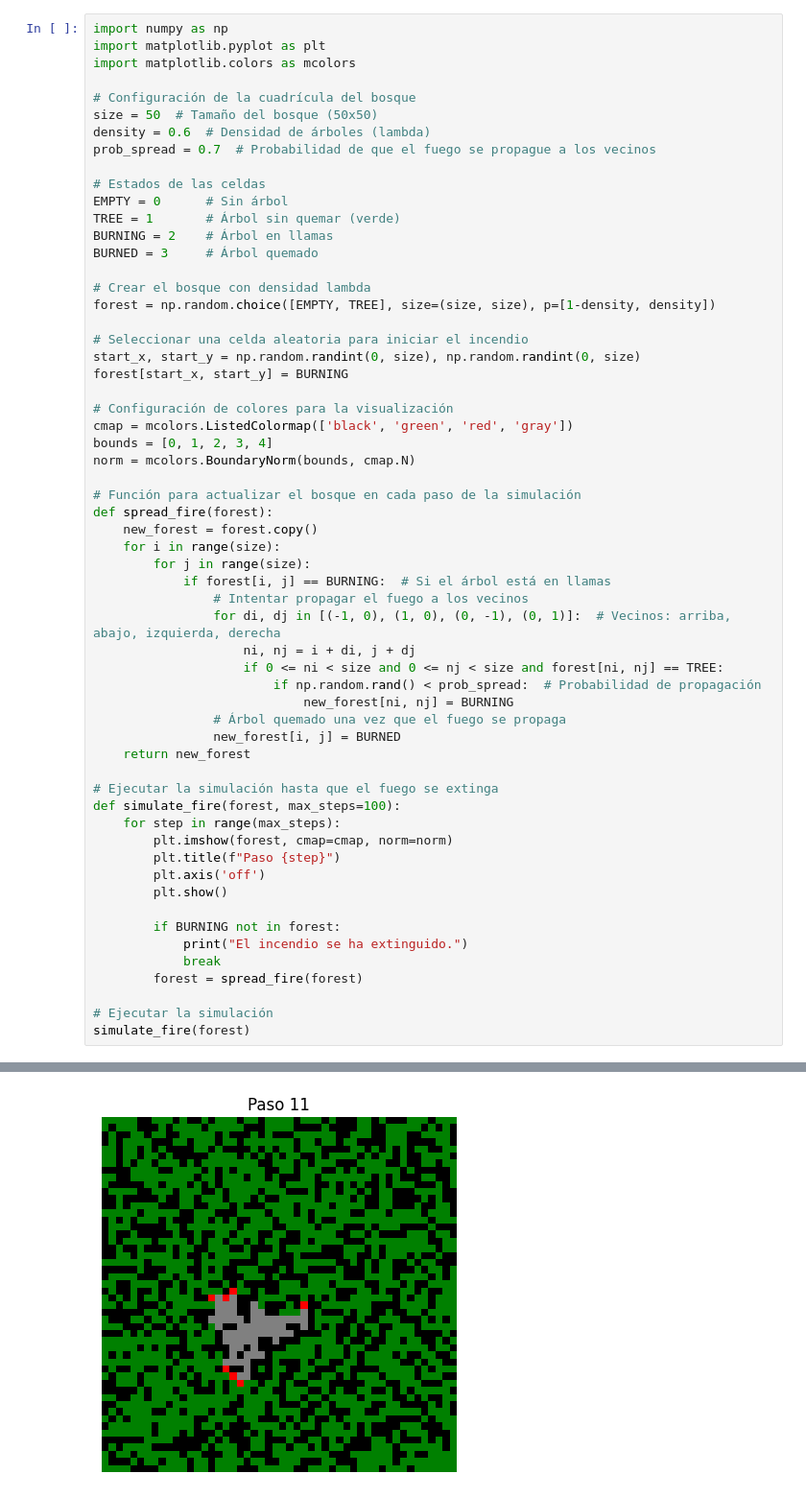
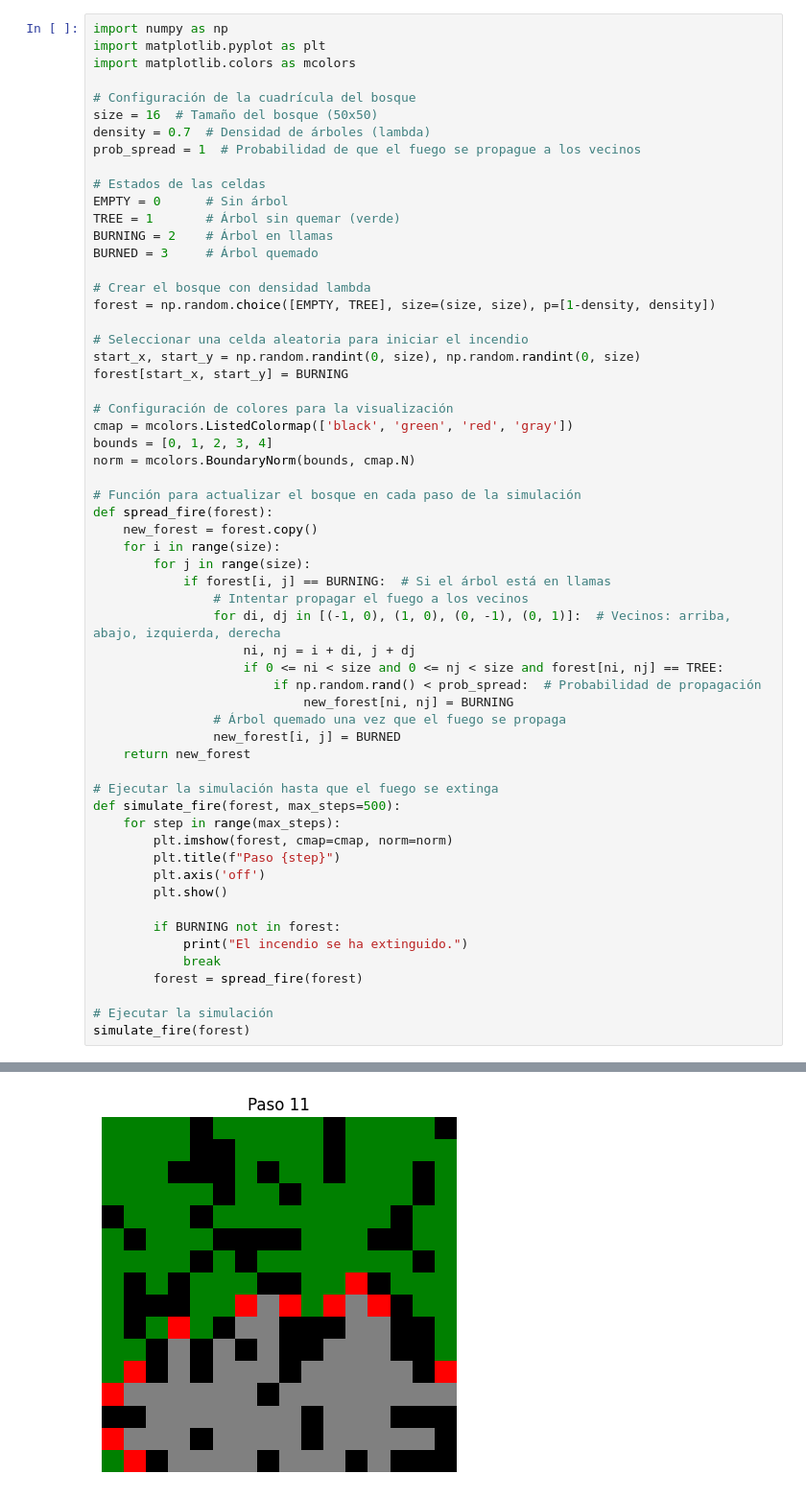
Before and after one commit to ZahibVentura/M-todos-de-Optimizaci-n-, a Jupyter notebook: Incendio_en_bosque.ipynb, the cells around one changed output, grey strips where cells are left out. Shown at 96% size. Drawn from its saved outputs; the diff is of its cells as text.

```diff
--- a/Incendio_en_bosque.ipynb
+++ b/Incendio_en_bosque.ipynb
@@ -6,9 +6,9 @@ import matplotlib.pyplot as plt
 import matplotlib.colors as mcolors
 
 # Configuración de la cuadrícula del bosque
-size = 50  # Tamaño del bosque (50x50)
-density = 0.6  # Densidad de árboles (lambda)
-prob_spread = 0.7  # Probabilidad de que el fuego se propague a los vecinos
+size = 16  # Tamaño del bosque (50x50)
+density = 0.7  # Densidad de árboles (lambda)
+prob_spread = 1  # Probabilidad de que el fuego se propague a los vecinos
 
 # Estados de las celdas
 EMPTY = 0      # Sin árbol
@@ -45,7 +45,7 @@ def spread_fire(forest):
     return new_forest
 
 # Ejecutar la simulación hasta que el fuego se extinga
-def simulate_fire(forest, max_steps=100):
+def simulate_fire(forest, max_steps=500):
     for step in range(max_steps):
         plt.imshow(forest, cmap=cmap, norm=norm)
         plt.title(f"Paso {step}")
@@ -74 +74 @@ simulate_fire(forest)
-[figure, old version]
+[figure, new version]
```
Also changed, not shown: parts of 1 cell of this notebook.
